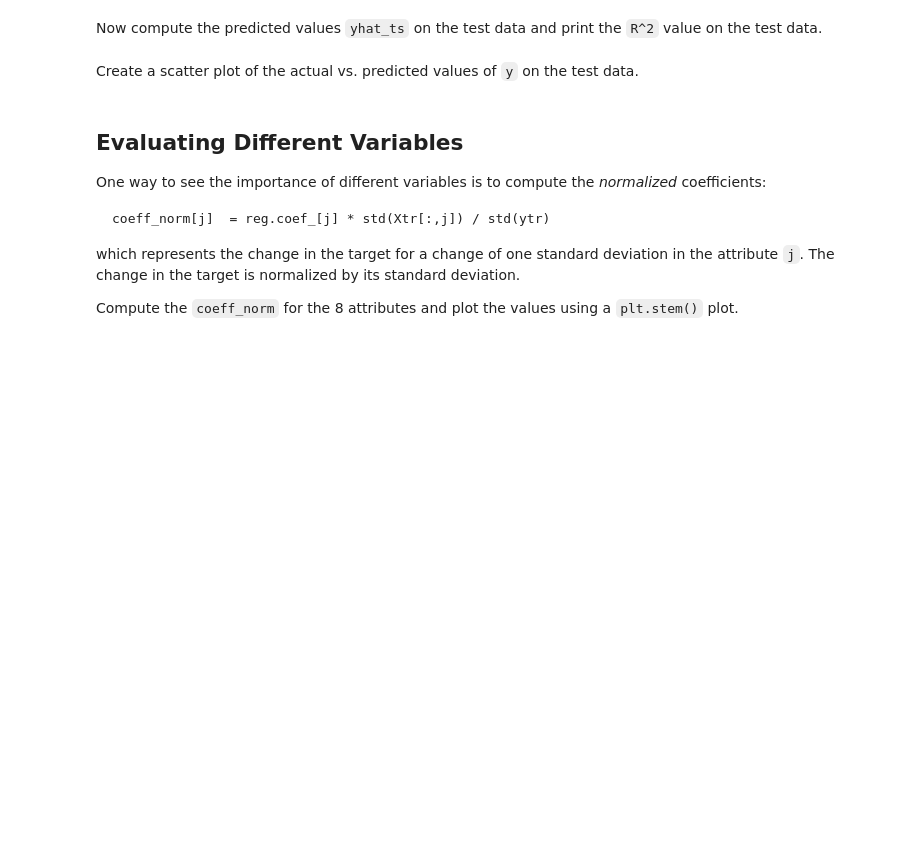
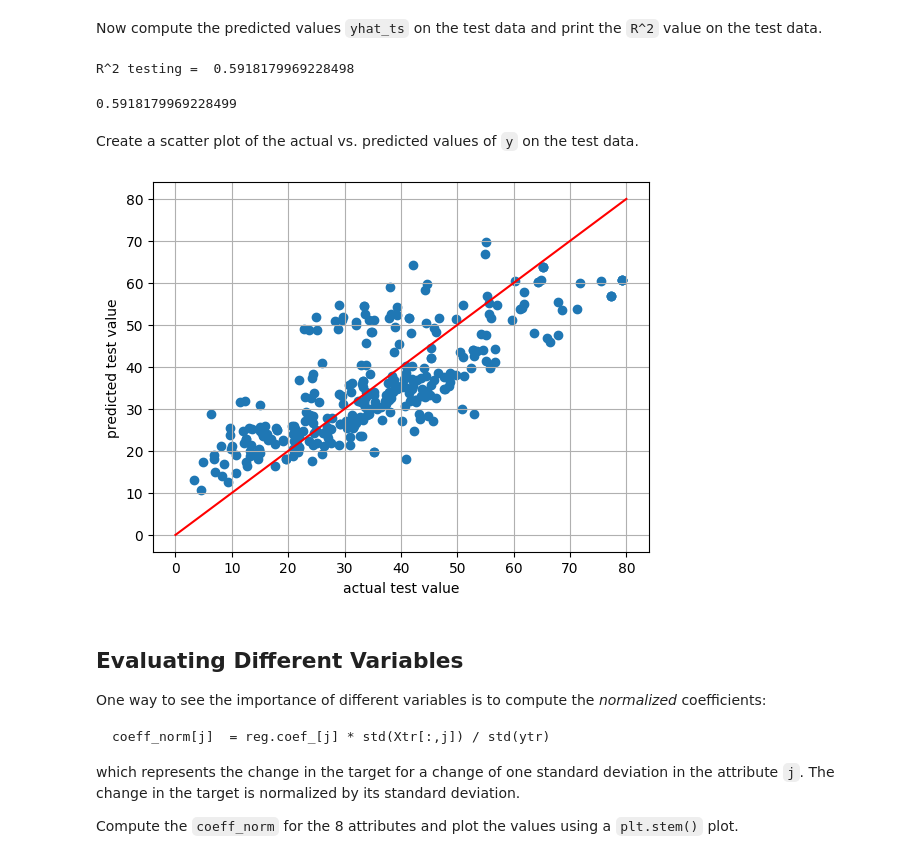
Before and after one commit to MYRONZHWENG/introml, a Jupyter notebook: unit03_mult_lin_reg/linreg_inclass.ipynb, the cells around one changed output. Cells and saved outputs as stored; diff of their text form; code cells hidden in the pictures; blank space fills up the shorter version.

Commit message:
review of Unit3
glucose lab and linear regression in class completed

```diff
--- a/unit03_mult_lin_reg/linreg_inclass.ipynb
+++ b/unit03_mult_lin_reg/linreg_inclass.ipynb
@@ -116,4 +127,4 @@ Split the data into training and test.  Use 30% for test and 70% for training.
 from sklearn.model_selection import train_test_split
 
 # TODO
-#  Xtr,Xts,ytr,yts = train_test_split(...)
+Xtr,Xts,ytr,yts = train_test_split(X,y,test_size=0.3, random_state=2)
@@ -123,5 +165,5 @@ from sklearn.model_selection import train_test_split
 Create a linear regression model object `reg` and fit the model on the training data.
 # %%
 # TODO
-#   reg = ...
-#   reg.fit(...)
+reg = linear_model.LinearRegression()
+reg.fit(Xtr,ytr)
@@ -140,2 +189,14 @@ Now compute the predicted values `yhat_ts` on the test data and print the `R^2`
+# %%
+# TODO
+yhat_ts = reg.predict(Xts)
+normRSS_ts = np.mean((yhat_ts - yts)**2)/(np.std(yts)**2)
+rsq_ts = 1 - normRSS_ts
+print('R^2 testing = ', rsq_ts)
+# %% [output]
+R^2 testing =  0.5918179969228498
+# %%
+print(r2_score(yts,yhat_ts))
+# %% [output]
+0.5918179969228499
 # %% [markdown]
 Create a scatter plot of the actual vs. predicted values of `y` on the test data.
@@ -144,3 +203,12 @@ Create a scatter plot of the actual vs. predicted values of `y` on the test data
+# %%
+# TODO
+plt.scatter(yts,yhat_ts)
+plt.xlabel('actual test value')
+plt.ylabel('predicted test value')
+plt.plot([0,80],[0,80],'r')
+plt.grid()
+# %% [output]
+[figure, added]
 # %% [markdown]
 ## Evaluating Different Variables
 
```
Also changed, not shown: parts of 20 cells of this notebook, 5 other files.
